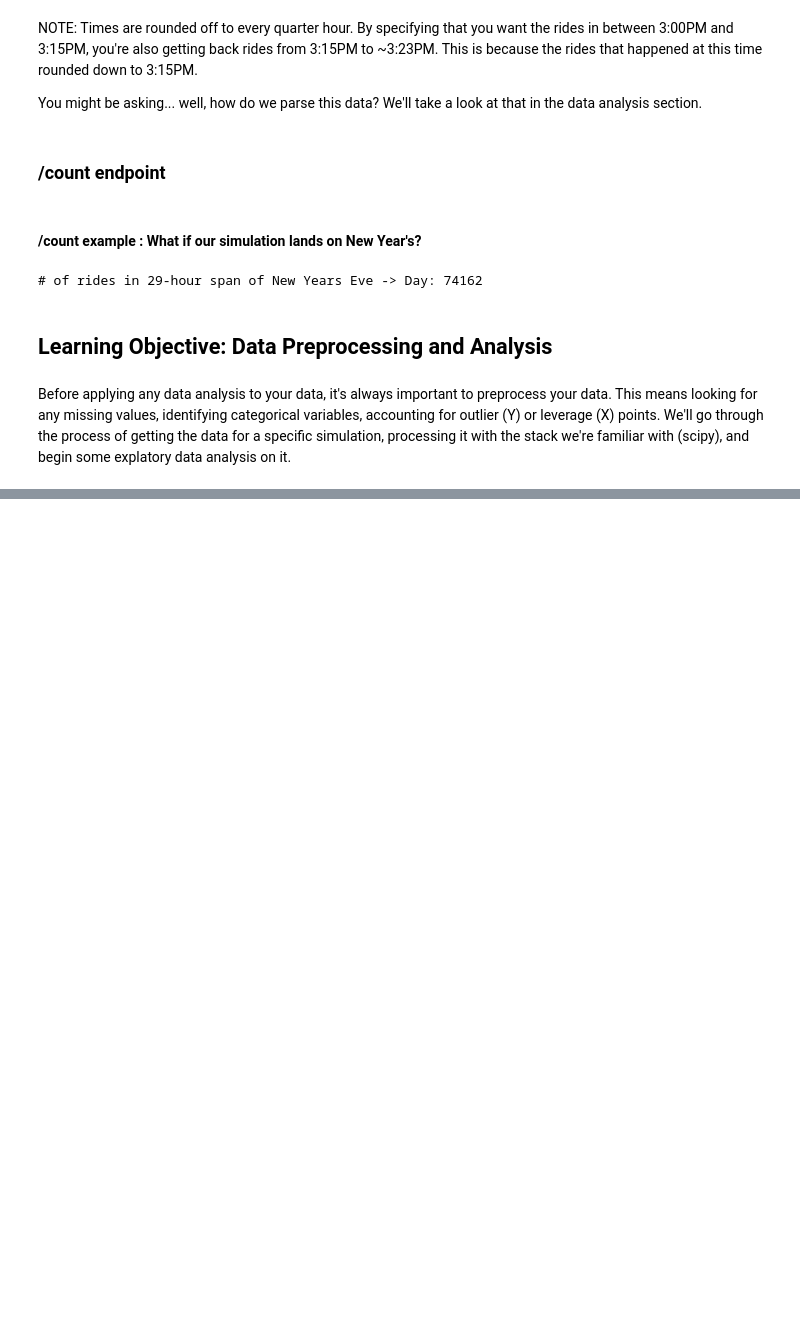
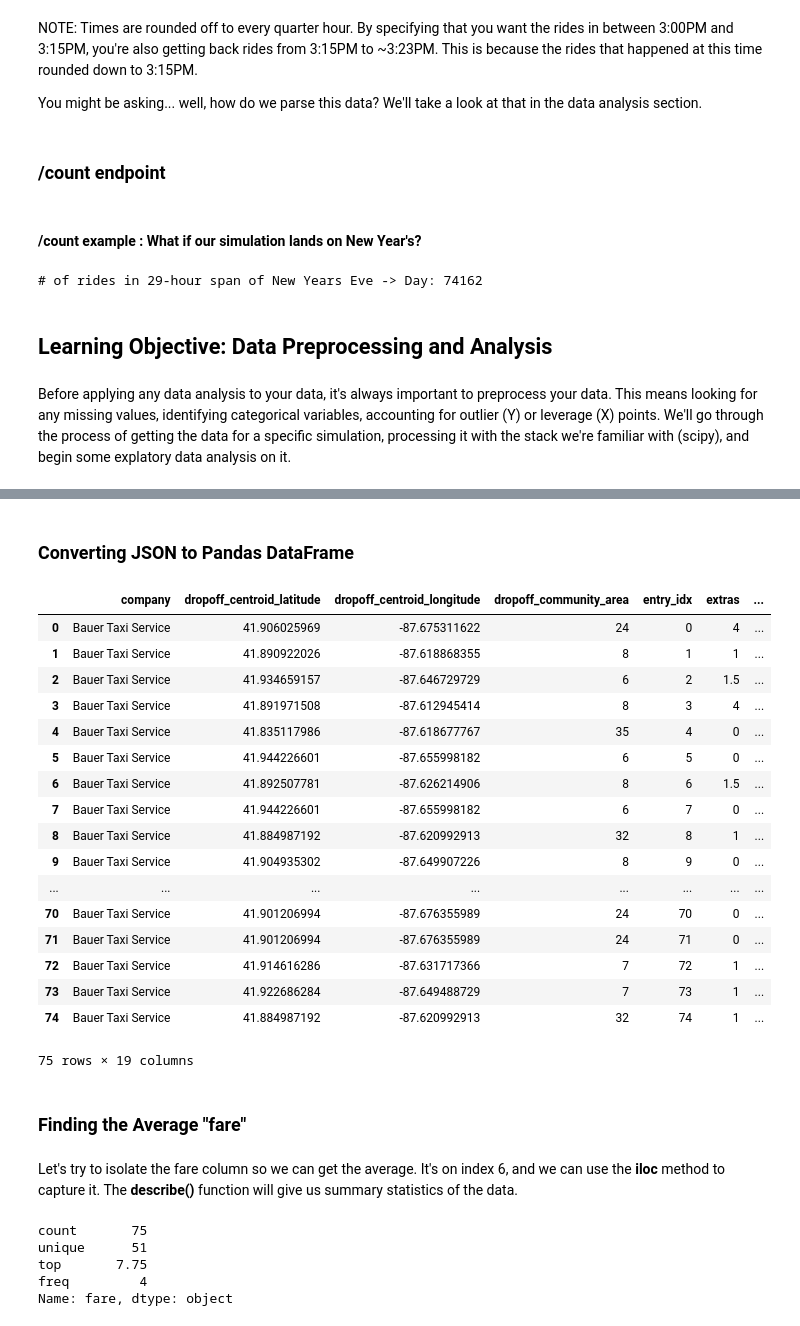
Before and after one commit to acmillinoistech/lyftstarter, a Jupyter notebook: Lyft HackNight - Python Starter Notebook.ipynb, the cells around one changed output, grey strips where cells are left out. Drawn from its saved outputs; the diff is of its cells as text; code cells hidden in the pictures; blank space fills up the shorter version.

Commit message:
Learning objective: Data Preprocessing and Analysis, submitting a full pricing model

```diff
--- a/Lyft HackNight - Python Starter Notebook.ipynb
+++ b/Lyft HackNight - Python Starter Notebook.ipynb
@@ -231,0 +261,48 @@ Before applying any data analysis to your data, it's always important to preproc
+# %% [markdown]
+### Converting JSON to Pandas DataFrame
+# %%
+week_before = get_trips({
+        "start": "09/24/2017 12:00 AM",
+        "end": "10/1/2017 12:00 AM",
+        "limit": 100
+    })
+# %%
+week_before = week_before["response"]
+# %%
+import pandas as pd
+import numpy as np
+
+week_before_dataset = pd.DataFrame(week_before)
+week_before_dataset
+# %% [output]
+|  | company | dropoff_centroid_latitude | dropoff_centroid_longitude | dropoff_community_area | entry_idx | extras | ... |
+| 0 | Bauer Taxi Service | 41.906025969 | -87.675311622 | 24 | 0 | 4 | ... |
+| 1 | Bauer Taxi Service | 41.890922026 | -87.618868355 | 8 | 1 | 1 | ... |
+| 2 | Bauer Taxi Service | 41.934659157 | -87.646729729 | 6 | 2 | 1.5 | ... |
+| 3 | Bauer Taxi Service | 41.891971508 | -87.612945414 | 8 | 3 | 4 | ... |
+| 4 | Bauer Taxi Service | 41.835117986 | -87.618677767 | 35 | 4 | 0 | ... |
+| 5 | Bauer Taxi Service | 41.944226601 | -87.655998182 | 6 | 5 | 0 | ... |
+| 6 | Bauer Taxi Service | 41.892507781 | -87.626214906 | 8 | 6 | 1.5 | ... |
+| 7 | Bauer Taxi Service | 41.944226601 | -87.655998182 | 6 | 7 | 0 | ... |
+| 8 | Bauer Taxi Service | 41.884987192 | -87.620992913 | 32 | 8 | 1 | ... |
+| 9 | Bauer Taxi Service | 41.904935302 | -87.649907226 | 8 | 9 | 0 | ... |
+| ... | ... | ... | ... | ... | ... | ... | ... |
+| 70 | Bauer Taxi Service | 41.901206994 | -87.676355989 | 24 | 70 | 0 | ... |
+| 71 | Bauer Taxi Service | 41.901206994 | -87.676355989 | 24 | 71 | 0 | ... |
+| 72 | Bauer Taxi Service | 41.914616286 | -87.631717366 | 7 | 72 | 1 | ... |
+| 73 | Bauer Taxi Service | 41.922686284 | -87.649488729 | 7 | 73 | 1 | ... |
+| 74 | Bauer Taxi Service | 41.884987192 | -87.620992913 | 32 | 74 | 1 | ... |
+75 rows × 19 columns
+# %% [markdown]
+### Finding the Average "fare"
+# %% [markdown]
+Let's try to isolate the fare column so we can get the average. It's on index 6, and we can use the <strong>iloc</strong> method to capture it. The <strong>describe()</strong> function will give us summary statistics of the data.
+# %%
+# Let's isolate the "fare" col
+week_before_dataset.iloc[:, 6].describe()
+# %% [output]
+count       75
+unique      51
+top       7.75
+freq         4
+Name: fare, dtype: object
```
Also changed, not shown: parts of 18 cells of this notebook.
